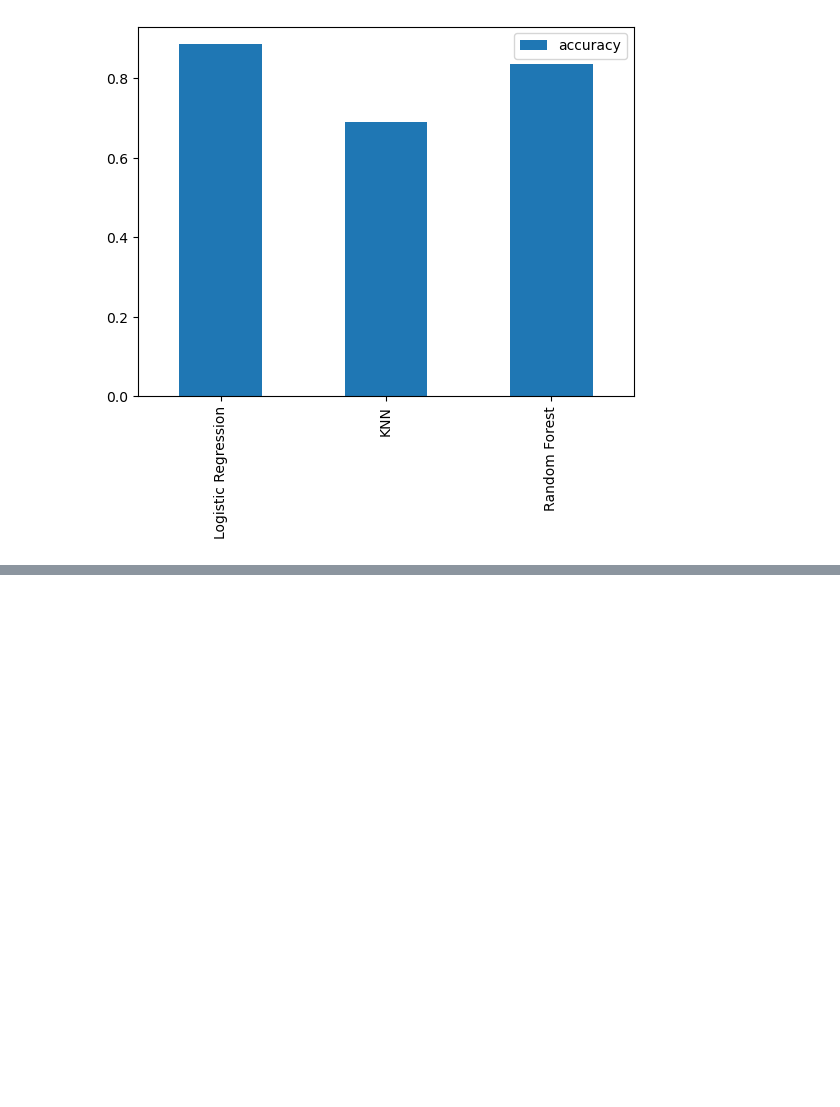
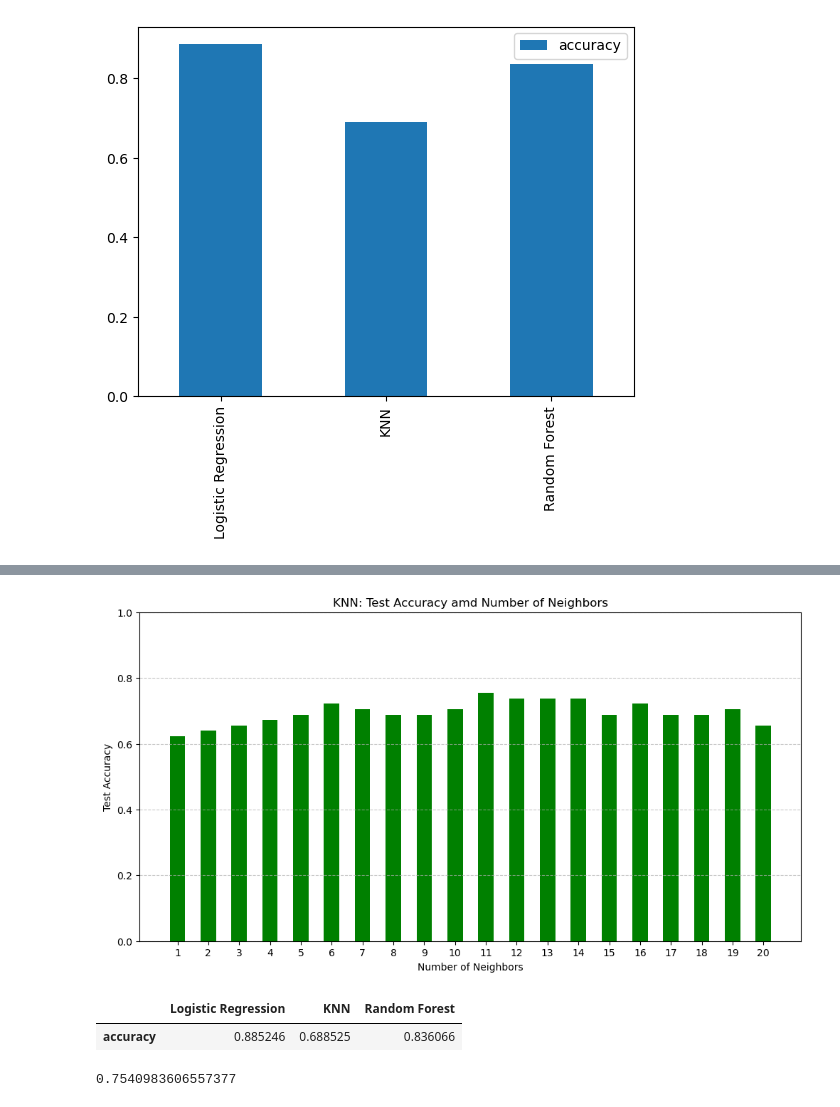
Before and after one commit to yashasvi211/healthy-heart, a Jupyter notebook: Check_eff.ipynb, the cells around one changed output, grey strips where cells are left out. Cells and saved outputs as stored; diff of their text form; code cells hidden in the pictures; blank space fills up the shorter version.

```diff
--- a/Check_eff.ipynb
+++ b/Check_eff.ipynb
@@ -185,0 +188,25 @@ model_compare.T.plot.bar()
+# %%
+train_scores=[]
+test_scores=[]
+
+
+neighbors=range(1,21)
+knn=KNeighborsClassifier()
+for i in neighbors:
+    knn.set_params(n_neighbors=i)
+    knn.fit(X_train,y_train)
+    train_scores.append(knn.score(X_train,y_train))
+    test_scores.append(knn.score(X_test,y_test))
+# %%
+from sklearn.neighbors import KNeighborsClassifier
+
+train_scores = []
+test_scores = []
+
+neighbors = range(1, 21)
+knn = KNeighborsClassifier()
+for i in neighbors:
+    knn.set_params(n_neighbors=i)
+    knn.fit(X_train, y_train)
+    train_scores.append(knn.score(X_train, y_train))
+    test_scores.append(knn.score(X_test, y_test))
@@ -185,0 +236,42 @@ model_compare.T.plot.bar()
+# %%
+import matplotlib.pyplot as plt
+
+fig = plt.figure(figsize=(12, 6))
+plt.bar(neighbors, test_scores, color='green', width=0.5)
+plt.xlabel('Number of Neighbors')
+plt.ylabel('Test Accuracy')
+plt.title('KNN: Test Accuracy amd Number of Neighbors')
+plt.xticks(neighbors)
+plt.ylim(0, 1)
+plt.grid(axis='y', linestyle='--', alpha=0.7)
+plt.show()
+# %% [output]
+[figure, added]
+# %%
+model_compare
+# %% [output]
+|  | Logistic Regression | KNN | Random Forest |
+| accuracy | 0.885246 | 0.688525 | 0.836066 |
+# %%
+max([0.6229508196721312,
+ 0.639344262295082,
+ 0.6557377049180327,
+ 0.6721311475409836,
+ 0.6885245901639344,
+ 0.7213114754098361,
+ 0.7049180327868853,
+ 0.6885245901639344,
+ 0.6885245901639344,
+ 0.7049180327868853,
+ 0.7540983606557377,
+ 0.7377049180327869,
+ 0.7377049180327869,
+ 0.7377049180327869,
+ 0.6885245901639344,
+ 0.7213114754098361,
+ 0.6885245901639344,
+ 0.6885245901639344,
+ 0.7049180327868853,
+ 0.6557377049180327])
+# %% [output]
+0.7540983606557377
```
Also changed, not shown: parts of 6 cells of this notebook, 17 other files.
